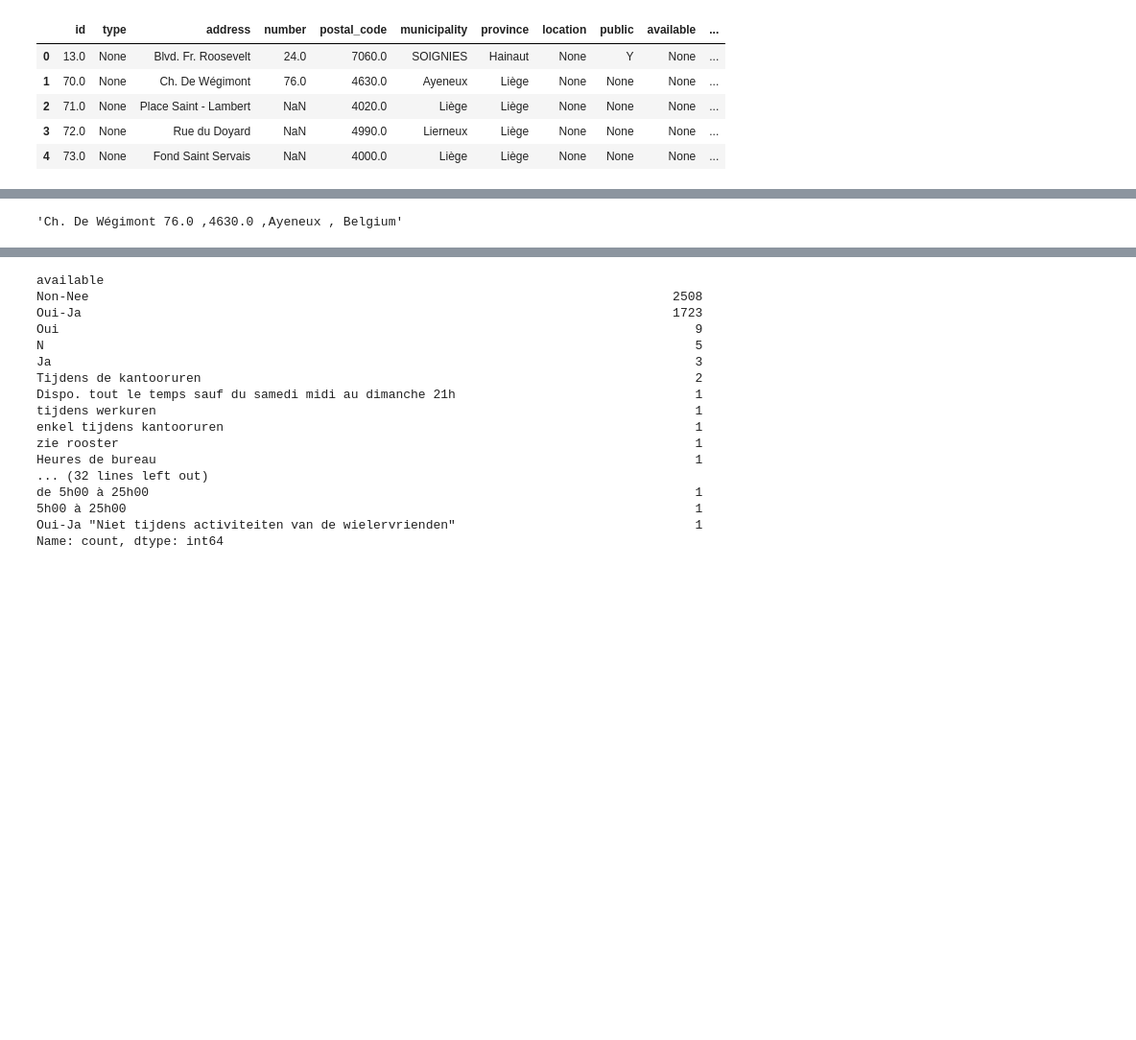
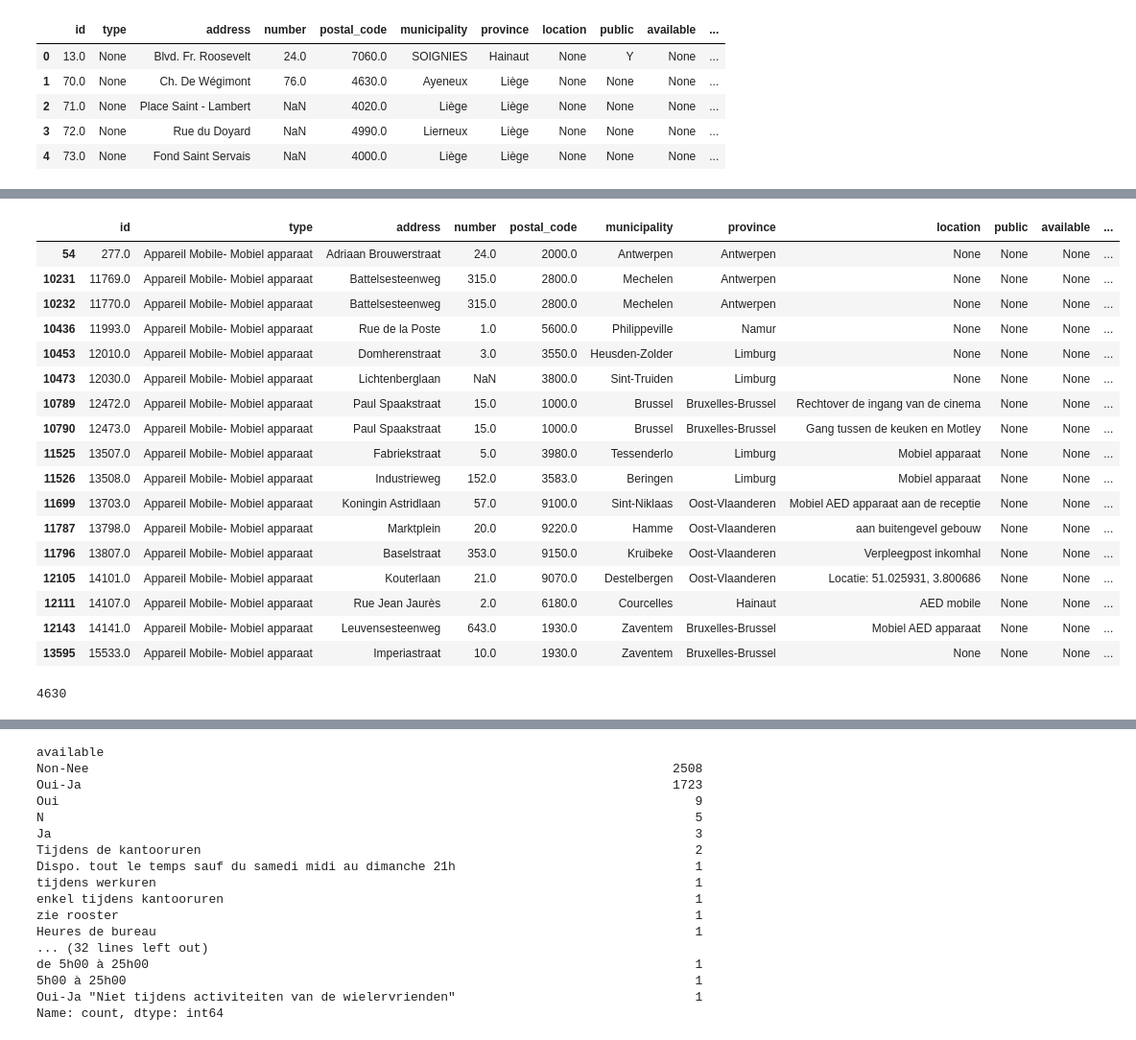
Before and after one commit to isa-sc/mda-project, a Jupyter notebook: script 1.ipynb, the cells around one changed output, grey strips where cells are left out. Shown: that part at 96% size. Saved outputs shown, nothing was run; the diff lists cells and outputs as text; code cells hidden in the pictures; blank space fills up the shorter version.

```diff
--- a/script 1.ipynb
+++ b/script 1.ipynb
@@ -22,0 +79,25 @@ df_aed.head()
+# %%
+df_aed.loc[df_aed['type']=='Appareil Mobile- Mobiel apparaat']
+# %% [output]
+|  | id | type | address | number | postal_code | municipality | province | location | public | available | ... |
+| 54 | 277.0 | Appareil Mobile- Mobiel apparaat | Adriaan Brouwerstraat | 24.0 | 2000.0 | Antwerpen | Antwerpen | None | None | None | ... |
+| 10231 | 11769.0 | Appareil Mobile- Mobiel apparaat | Battelsesteenweg | 315.0 | 2800.0 | Mechelen | Antwerpen | None | None | None | ... |
+| 10232 | 11770.0 | Appareil Mobile- Mobiel apparaat | Battelsesteenweg | 315.0 | 2800.0 | Mechelen | Antwerpen | None | None | None | ... |
+| 10436 | 11993.0 | Appareil Mobile- Mobiel apparaat | Rue de la Poste | 1.0 | 5600.0 | Philippeville | Namur | None | None | None | ... |
+| 10453 | 12010.0 | Appareil Mobile- Mobiel apparaat | Domherenstraat | 3.0 | 3550.0 | Heusden-Zolder | Limburg | None | None | None | ... |
+| 10473 | 12030.0 | Appareil Mobile- Mobiel apparaat | Lichtenberglaan | NaN | 3800.0 | Sint-Truiden | Limburg | None | None | None | ... |
+| 10789 | 12472.0 | Appareil Mobile- Mobiel apparaat | Paul Spaakstraat | 15.0 | 1000.0 | Brussel | Bruxelles-Brussel | Rechtover de ingang van de cinema | None | None | ... |
+| 10790 | 12473.0 | Appareil Mobile- Mobiel apparaat | Paul Spaakstraat | 15.0 | 1000.0 | Brussel | Bruxelles-Brussel | Gang tussen de keuken en Motley | None | None | ... |
+| 11525 | 13507.0 | Appareil Mobile- Mobiel apparaat | Fabriekstraat | 5.0 | 3980.0 | Tessenderlo | Limburg | Mobiel apparaat | None | None | ... |
+| 11526 | 13508.0 | Appareil Mobile- Mobiel apparaat | Industrieweg | 152.0 | 3583.0 | Beringen | Limburg | Mobiel apparaat | None | None | ... |
+| 11699 | 13703.0 | Appareil Mobile- Mobiel apparaat | Koningin Astridlaan | 57.0 | 9100.0 | Sint-Niklaas | Oost-Vlaanderen | Mobiel AED apparaat aan de receptie | None | None | ... |
+| 11787 | 13798.0 | Appareil Mobile- Mobiel apparaat | Marktplein | 20.0 | 9220.0 | Hamme | Oost-Vlaanderen | aan buitengevel gebouw | None | None | ... |
+| 11796 | 13807.0 | Appareil Mobile- Mobiel apparaat | Baselstraat | 353.0 | 9150.0 | Kruibeke | Oost-Vlaanderen | Verpleegpost inkomhal | None | None | ... |
+| 12105 | 14101.0 | Appareil Mobile- Mobiel apparaat | Kouterlaan | 21.0 | 9070.0 | Destelbergen | Oost-Vlaanderen | Locatie: 51.025931, 3.800686 | None | None | ... |
+| 12111 | 14107.0 | Appareil Mobile- Mobiel apparaat | Rue Jean Jaurès | 2.0 | 6180.0 | Courcelles | Hainaut | AED mobile | None | None | ... |
+| 12143 | 14141.0 | Appareil Mobile- Mobiel apparaat | Leuvensesteenweg | 643.0 | 1930.0 | Zaventem | Bruxelles-Brussel | Mobiel AED apparaat | None | None | ... |
+| 13595 | 15533.0 | Appareil Mobile- Mobiel apparaat | Imperiastraat | 10.0 | 1930.0 | Zaventem | Bruxelles-Brussel | None | None | None | ... |
+# %%
+int(df_aed['postal_code'][1])
+# %% [output]
+4630
@@ -23,8 +106,16 @@ df_aed.head()
 # %%
 #create address as one string
 number = 1
-address = str(df_aed['address'][number])+" "+str(df_aed['number'][number])+" ,"+str(df_aed['postal_code'][number])+" ,"+str(df_aed['municipality'][number])
-address = address + ' , Belgium'
-address
+addresses = []
+for number in range(20):
+    address = ''
+    if not pd.isna(df_aed['address'][number]):
+        address = str(df_aed['address'][number])
+        if not pd.isna(df_aed['number'][number]):
+            address = address+" "+str(int(df_aed['number'][number]))
+        if not pd.isna(df_aed['postal_code'][number]):
+            address = address +" ,"+str(int(df_aed['postal_code'][number]))
+        if not pd.isna(df_aed['municipality'][number]):
+            address = address +" ,"+str(df_aed['municipality'][number])
+        address = address + ' , Belgium'
+        addresses.append(address)
-# %% [output]
-'Ch. De Wégimont 76.0 ,4630.0 ,Ayeneux , Belgium'
```
Also changed, not shown: parts of 15 cells of this notebook.
